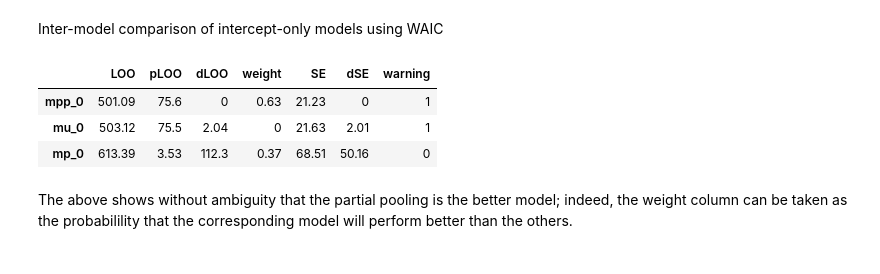
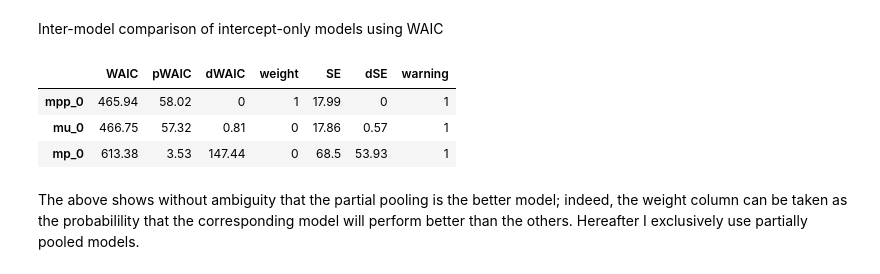
Before and after one commit to madHatter106/beaching, a Jupyter notebook: notebooks/ML_Poisson_by_numbers_of_standing_events_1.ipynb, the cells around one changed output. Drawn from its saved outputs; the diff is of its cells as text; code cells hidden in the pictures.

Commit message:
ran models and model comparison

```diff
--- a/notebooks/ML_Poisson_by_numbers_of_standing_events_1.ipynb
+++ b/notebooks/ML_Poisson_by_numbers_of_standing_events_1.ipynb
@@ -157,14 +158,18 @@ Initializing NUTS using jitter+adapt_diag...
 [figure]
 # %% [markdown]
 Inter-model comparison of intercept-only models using WAIC
+# %%
+traces = [trace_mu0, trace_mp0, trace_mpp0]
+models = [mu_0, mp_0, mpp_0]
+modelNames = ['mu_0', 'mp_0', 'mpp_0']
 # %%
-dfcomp = pm.compare([trace_mu0, trace_mp0, trace_mpp0], [mu_0, mp_0, mpp_0], ic='LOO')
-dfcomp.index = [['mu_0', 'mp_0', 'mpp_0'][i] for i in dfcomp.index]
+dfcomp = pm.compare(traces, models)
+dfcomp.index = [modelNames[i] for i in dfcomp.index]
 dfcomp
 # %% [output]
-|  | LOO | pLOO | dLOO | weight | SE | dSE | warning |
-| mpp_0 | 501.09 | 75.6 | 0 | 0.63 | 21.23 | 0 | 1 |
-| mu_0 | 503.12 | 75.5 | 2.04 | 0 | 21.63 | 2.01 | 1 |
-| mp_0 | 613.39 | 3.53 | 112.3 | 0.37 | 68.51 | 50.16 | 0 |
+|  | WAIC | pWAIC | dWAIC | weight | SE | dSE | warning |
+| mpp_0 | 465.94 | 58.02 | 0 | 1 | 17.99 | 0 | 1 |
+| mu_0 | 466.75 | 57.32 | 0.81 | 0 | 17.86 | 0.57 | 1 |
+| mp_0 | 613.38 | 3.53 | 147.44 | 0 | 68.5 | 53.93 | 1 |
 # %% [markdown]
-The above shows without ambiguity that the partial pooling is the better model; indeed, the weight column can be taken as the probabilility that the corresponding model will perform better than the others.
+The above shows without ambiguity that the partial pooling is the better model; indeed, the weight column can be taken as the probabilility that the corresponding model will perform better than the others. Hereafter I exclusively use partially pooled models.
```
Also changed, not shown: parts of 19 cells of this notebook.
